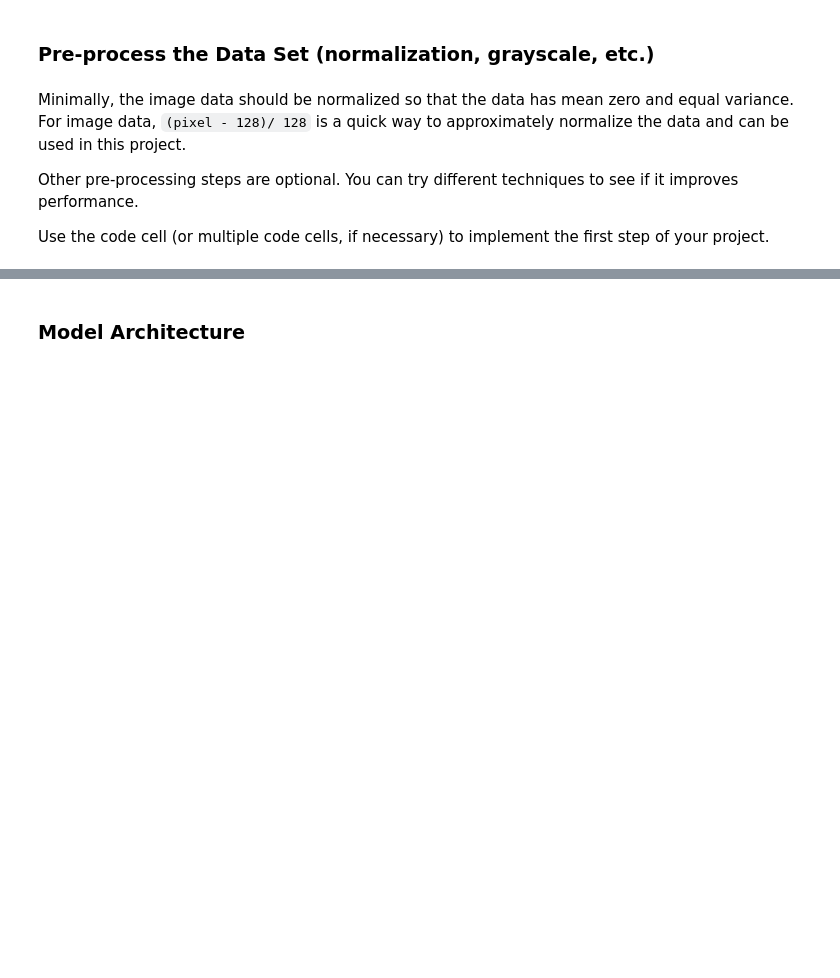
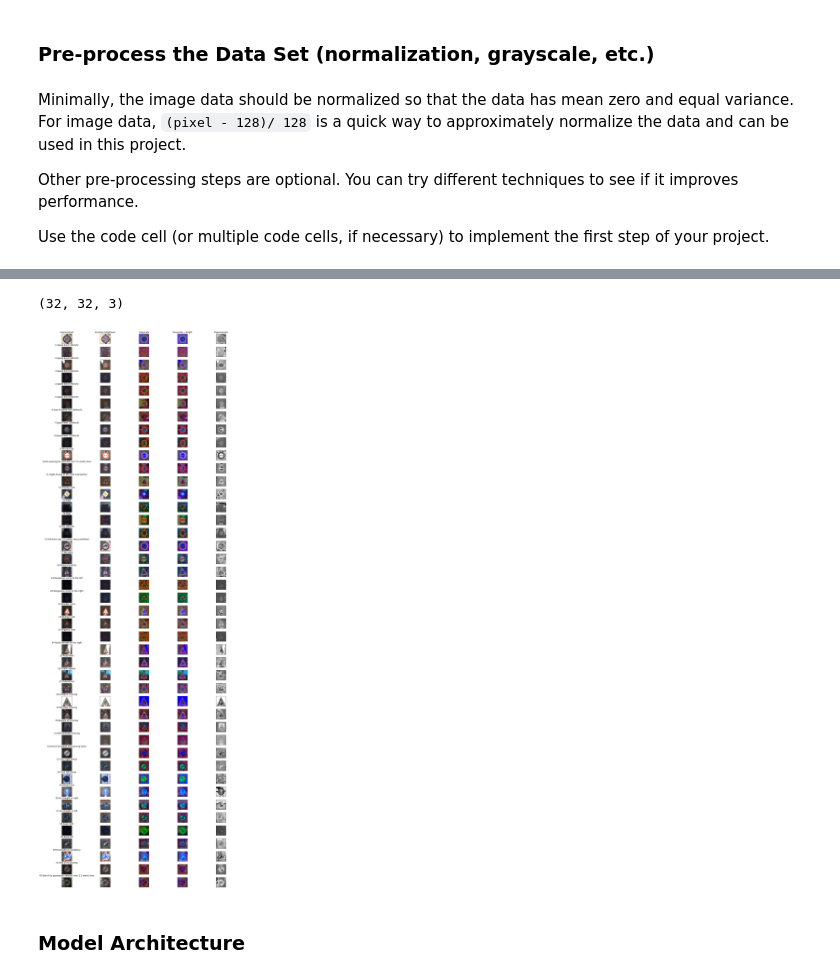
Before and after one commit to arrawatia/CarND-Traffic-Sign-Classifier-Project, a Jupyter notebook: Traffic_Sign_Classifier.ipynb, the cells around one changed output, grey strips where cells are left out. Cells and saved outputs as stored; diff of their text form; code cells hidden in the pictures; blank space fills up the shorter version.

```diff
--- a/Traffic_Sign_Classifier.ipynb
+++ b/Traffic_Sign_Classifier.ipynb
@@ -120,13 +120,13 @@ import numpy as np
 import matplotlib.pyplot as plt
 %matplotlib inline
 
-fig, axes = plt.subplots(n_classes, 1, figsize=(60, 60), subplot_kw={'xticks': [], 'yticks': []})
-fig.subplots_adjust(hspace=0.3, wspace=0.1)
+# fig, axes = plt.subplots(n_classes, 1, figsize=(60, 60), subplot_kw={'xticks': [], 'yticks': []})
+# fig.subplots_adjust(hspace=0.3, wspace=0.1)
 
-for i in signs["ClassId"].index:
+# for i in signs["ClassId"].index:
 
-    image_idx = np.where(y_train == i)[0][1]
-    axes[i].imshow(X_train[image_idx])
-    axes[i].set_title(str(i) + "-" + str(signs['SignName'][i]))
+#     image_idx = np.where(y_train == i)[0][1]
+#     axes[i].imshow(X_train[image_idx])
+#     axes[i].set_title(str(i) + "-" + str(signs['SignName'][i]))
 
-plt.show()
+# plt.show()
@@ -212,2 +206,39 @@ plt.show()
+# %%
+image = X_train[0]
+# print(image.shape)
+preprocess(image).shape
+photo_data = image
+photo_data[:] = np.max(photo_data,axis=-1,keepdims=1)/2+np.min(photo_data,axis=-1,keepdims=1)/2
+photo_data.shape
+# %% [output]
+(32, 32, 3)
+# %%
+fig, axes = plt.subplots(n_classes, 5, figsize=(20, 60), subplot_kw={'xticks': [], 'yticks': []})
+fig.subplots_adjust(hspace=0.3, wspace=0.1)
+
+
+for i in signs["ClassId"].index:
+
+    image_idx = np.where(y_train == i)[0][1]
+    axes[i,0].set_title(str(i) + "-" + str(signs['SignName'][i]))
+
+    axes[i,0].imshow(X_train[image_idx])
+    axes[0,0].set_title("Unprocessed")
+
+    axes[i,1].imshow(increase_brightness(X_train[image_idx]))
+    axes[0,1].set_title("increase_brightness")
+
+    axes[i,2].imshow(bgr2hsv(X_train[image_idx]), cmap='gray')
+    axes[0,2].set_title("Grayscale")
+
+    axes[i,3].imshow(bgr2hsv(increase_brightness(X_train[image_idx])), cmap='gray')
+    axes[0,3].set_title("Greyscale + bright")
+
+    axes[i,4].imshow(preprocess(X_train[image_idx]))
+    axes[0,4].set_title("Preprocessed")
+
+plt.show()
+# %% [output]
+[figure, added]
 # %% [markdown]
 ### Model Architecture
```
Also changed, not shown: parts of 14 cells of this notebook, 2 other files.
